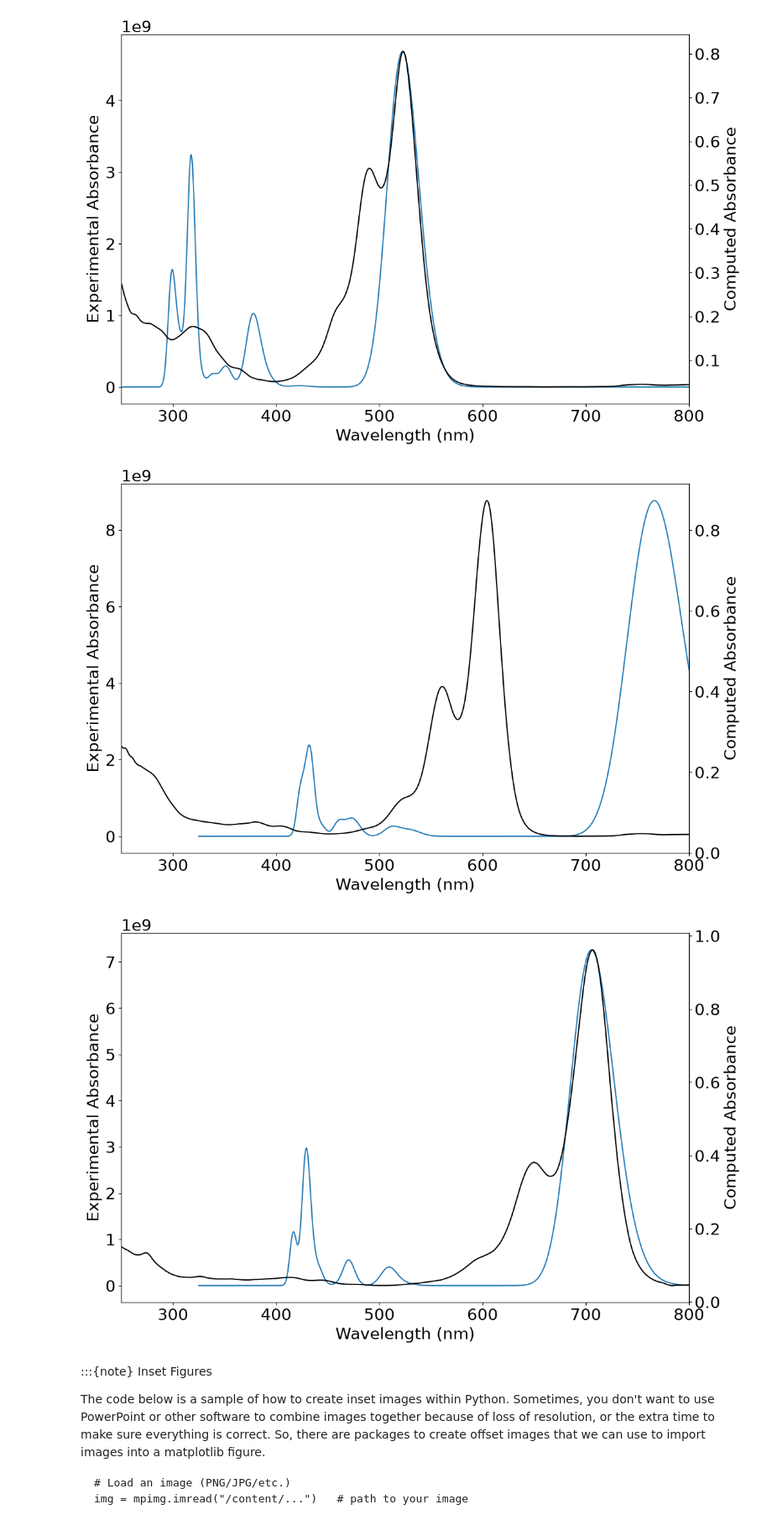
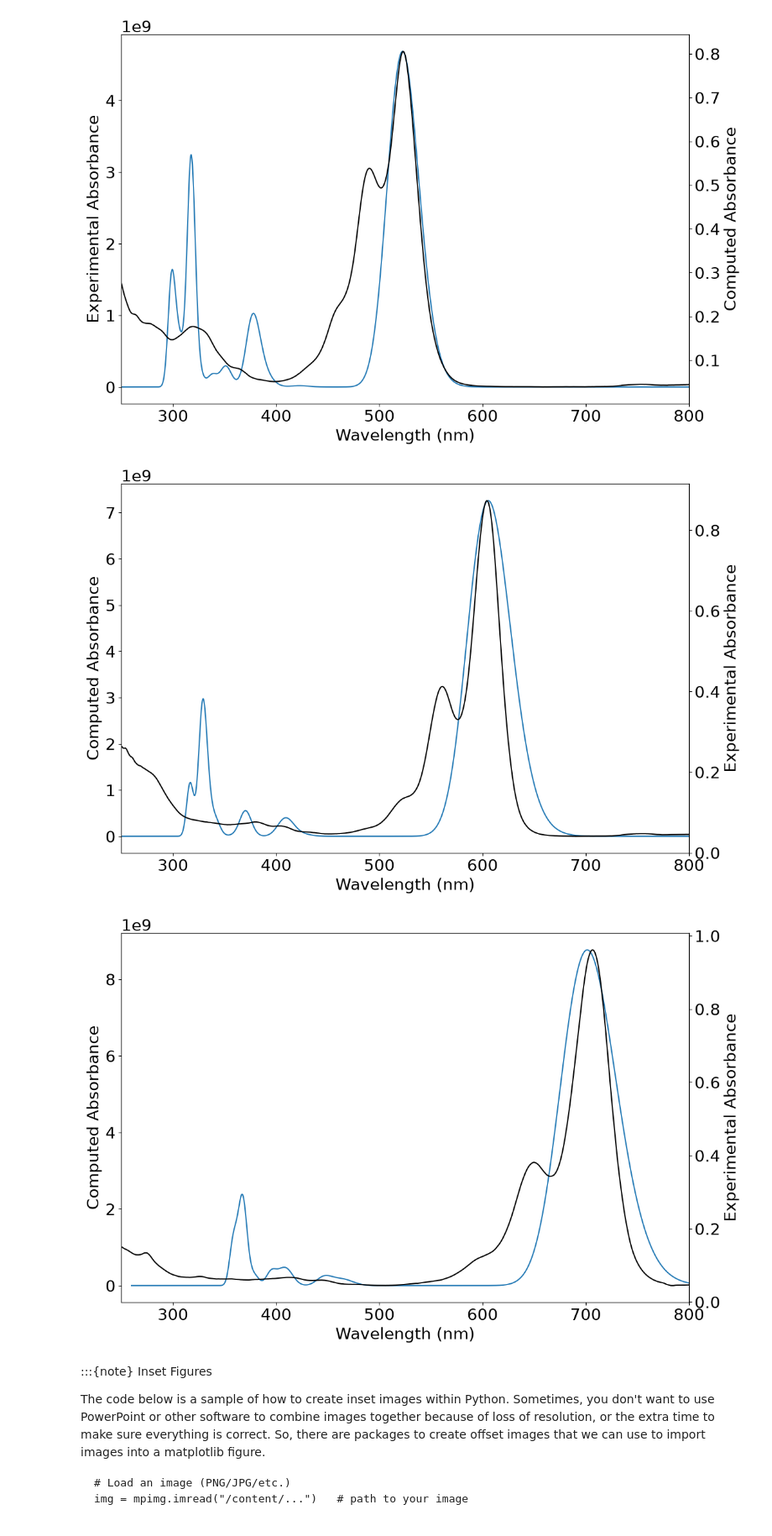
Before and after one commit to act-cms/absorption-of-conjugated-dyes-with-finite-well-PIB, a Jupyter notebook: 02_absorption-conjugated-dyes-activity/Instructor-Key.ipynb, the cells around one changed output. Shown at 84% size. Saved outputs shown, nothing was run; the diff lists cells and outputs as text; code cells hidden in the pictures.

```diff
--- a/02_absorption-conjugated-dyes-activity/Instructor-Key.ipynb
+++ b/02_absorption-conjugated-dyes-activity/Instructor-Key.ipynb
@@ -287,15 +277,12 @@ plt.tight_layout()
 fig, ax1 = plt.subplots(figsize=(12,8))
 ax2 = ax1.twinx() # Create a dual-axis plot
 
-
 # Plot the computed spectra (data) and the vertical lines (transitions)
 # Shift the x values by the difference between the computed and experimental peaks
-ax1.plot(X+225,comp_spec_dye3,'C0')
+ax1.plot(X+125,comp_spec_dye2,'C0')
 
 # Plot the experimental UV-Vis data
-ax2.plot(dye3_exp.Wavelength,dye3_exp.Absorbance,'k')
-#plt.plot(dye2.Wavelength,dye2.Absorbance)
-#plt.plot(dye3.Wavelength,dye3.Absorbance)
+ax2.plot(dye2_exp.Wavelength,dye2_exp.Absorbance,'k')
 
 # Grabs the default axes limits
 #ymin1,ymax1=ax1.get_ylim()
@@ -309,47 +296,46 @@ ax2.plot(dye3_exp.Wavelength,dye3_exp.Absorbance,'k')
 ax1.set_xlim(250,800)
 # Label the axes in a subplot using the Axes methods set_xlabel() and set_ylabel()
 ax1.set_xlabel('Wavelength (nm)')
-ax1.set_ylabel('Experimental Absorbance')
-ax2.set_ylabel('Computed Absorbance')
+ax1.set_ylabel('Computed Absorbance')
+ax2.set_ylabel('Experimental Absorbance')
 
 plt.tight_layout()
 
 # Repeat this for dyes 2 and 3 so you have figures for all the dyes
+
 # Use a twin axis to plot the computed spectrum on one axis and the experimental spectrum on a twin second axis
 # This allows for qualitative comparisons since intensities are relative.
 
 fig, ax1 = plt.subplots(figsize=(12,8))
 ax2 = ax1.twinx() # Create a dual-axis plot
 
 
 # Plot the computed spectra (data) and the vertical lines (transitions)
 # Shift the x values by the difference between the computed and experimental peaks
-ax1.plot(X+225,comp_spec_dye2,'C0')
+ax1.plot(X+160,comp_spec_dye3,'C0')
 
 # Plot the experimental UV-Vis data
-ax2.plot(dye2_exp.Wavelength,dye2_exp.Absorbance,'k')
-#plt.plot(dye2.Wavelength,dye2.Absorbance)
-#plt.plot(dye3.Wavelength,dye3.Absorbance)
+ax2.plot(dye3_exp.Wavelength,dye3_exp.Absorbance,'k')
 
 # Grabs the default axes limits
 #ymin1,ymax1=ax1.get_ylim()
 #ymin2,ymax2=ax2.get_ylim()
 
 # Set the bounds on each axis by changing the values inside the parentheses
 #ax1.set_ylim(ymin1,ymax2)
 #ax2.set_ylim(ymin2,ymax2)
 
 #Set the x limits to the experimental spectral range (250-800 nm)
 ax1.set_xlim(250,800)
 # Label the axes in a subplot using the Axes methods set_xlabel() and set_ylabel()
 ax1.set_xlabel('Wavelength (nm)')
-ax1.set_ylabel('Experimental Absorbance')
-ax2.set_ylabel('Computed Absorbance')
+ax1.set_ylabel('Computed Absorbance')
+ax2.set_ylabel('Experimental Absorbance')
 
 plt.tight_layout()
 # %% [output]
-[figure, old version]
+[figure, new version]
-[figure, old version]
+[figure, new version]
 # %% [markdown]
 :::{note} Inset Figures
 
```
Also changed, not shown: parts of 25 cells of this notebook, 52 other files.
